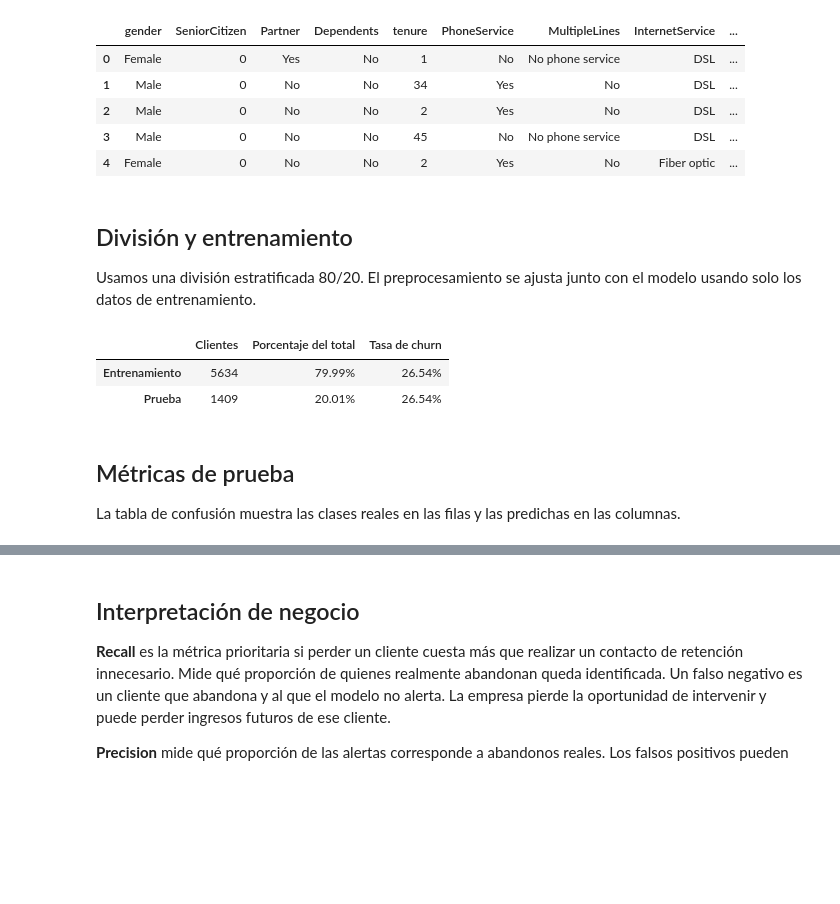
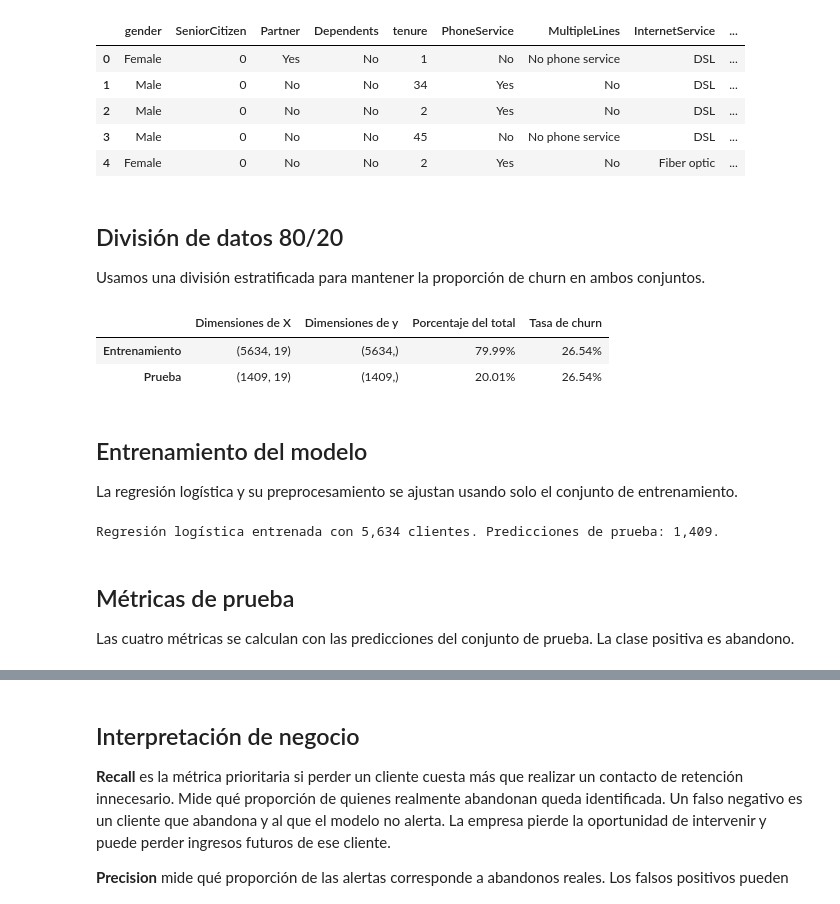
Before and after one commit to SebaRomer0/Data-Science, a Jupyter notebook: Pre-Entrega10-Modelado y Clasificacion/modelado_metricas.ipynb, the cells around one changed output, grey strips where cells are left out. Saved outputs shown, nothing was run; the diff lists cells and outputs as text; code cells hidden in the pictures; blank space fills up the shorter version.

Commit message:
Agrega evidencia del split, entrenamiento y matriz de confusion

```diff
--- a/Pre-Entrega10-Modelado y Clasificacion/modelado_metricas.ipynb
+++ b/Pre-Entrega10-Modelado y Clasificacion/modelado_metricas.ipynb
@@ -33,51 +43,58 @@ Clientes: 7,043 | Tasa de abandono: 26.5%
 | 3 | Male | 0 | No | No | 45 | No | No phone service | DSL | ... |
 | 4 | Female | 0 | No | No | 2 | Yes | No | Fiber optic | ... |
 # %% [markdown]
-## División y entrenamiento
-Usamos una división estratificada 80/20. El preprocesamiento se ajusta junto con el modelo usando solo los datos de entrenamiento.
+## División de datos 80/20
+Usamos una división estratificada para mantener la proporción de churn en ambos conjuntos.
 # %%
 X_train, X_test, y_train, y_test = train_test_split(
-    X, y, test_size=0.20, stratify=y, random_state=42
+    X, y, test_size=0.2, stratify=y, random_state=42
 )
 split_summary = pd.DataFrame(
     {
-        "Clientes": [len(y_train), len(y_test)],
+        "Dimensiones de X": [str(X_train.shape), str(X_test.shape)],
+        "Dimensiones de y": [str(y_train.shape), str(y_test.shape)],
         "Porcentaje del total": [f"{len(y_train) / len(y):.2%}", f"{len(y_test) / len(y):.2%}"],
         "Tasa de churn": [f"{y_train.mean():.2%}", f"{y_test.mean():.2%}"],
     },
     index=["Entrenamiento", "Prueba"],
 )
 display(split_summary)
-
-numeric_columns = X_train.select_dtypes(include="number").columns
-categorical_columns = X_train.columns.difference(numeric_columns)
-
-numeric_steps = Pipeline([
-    ("imputer", SimpleImputer(strategy="median")),
-    ("scaler", StandardScaler()),
-])
-categorical_steps = Pipeline([
-    ("imputer", SimpleImputer(strategy="most_frequent")),
-    ("encoder", OneHotEncoder(handle_unknown="ignore")),
-])
-preprocessing = ColumnTransformer([
-    ("numeric", numeric_steps, numeric_columns),
-    ("categorical", categorical_steps, categorical_columns),
-])
-
-model = Pipeline([
-    ("preprocessing", preprocessing),
-    ("classifier", LogisticRegression(max_iter=1000)),
-])
-model.fit(X_train, y_train)
-predictions = model.predict(X_test)
 # %% [output]
-|  | Clientes | Porcentaje del total | Tasa de churn |
-| Entrenamiento | 5634 | 79.99% | 26.54% |
-| Prueba | 1409 | 20.01% | 26.54% |
+|  | Dimensiones de X | Dimensiones de y | Porcentaje del total | Tasa de churn |
+| Entrenamiento | (5634, 19) | (5634,) | 79.99% | 26.54% |
+| Prueba | (1409, 19) | (1409,) | 20.01% | 26.54% |
+# %% [markdown]
+## Entrenamiento del modelo
+La regresión logística y su preprocesamiento se ajustan usando solo el conjunto de entrenamiento.
+# %%
+numeric_columns = X_train.select_dtypes(include="number").columns
+categorical_columns = X_train.columns.difference(numeric_columns)
+
+numeric_steps = Pipeline([
+    ("imputer", SimpleImputer(strategy="median")),
+    ("scaler", StandardScaler()),
+])
+categorical_steps = Pipeline([
+    ("imputer", SimpleImputer(strategy="most_frequent")),
+    ("encoder", OneHotEncoder(handle_unknown="ignore")),
+])
+preprocessing = ColumnTransformer([
+    ("numeric", numeric_steps, numeric_columns),
+    ("categorical", categorical_steps, categorical_columns),
+])
+
+model = Pipeline([
+    ("preprocessing", preprocessing),
+    ("classifier", LogisticRegression(max_iter=1000)),
+])
+model.fit(X_train, y_train)
+predictions = model.predict(X_test)
+print(f"Regresión logística entrenada con {len(X_train):,} clientes. Predicciones de prueba: {len(predictions):,}.")
+# %% [output]
+Regresión logística entrenada con 5,634 clientes. Predicciones de prueba: 1,409.
 # %% [markdown]
 ## Métricas de prueba
-La tabla de confusión muestra las clases reales en las filas y las predichas en las columnas.
+Las cuatro métricas se calculan con las predicciones del conjunto de prueba. La clase positiva es abandono.
 # %%
 metrics = pd.Series({
     "Accuracy": accuracy_score(y_test, predictions),
```
Also changed, not shown: parts of 4 cells of this notebook, 2 other files.
